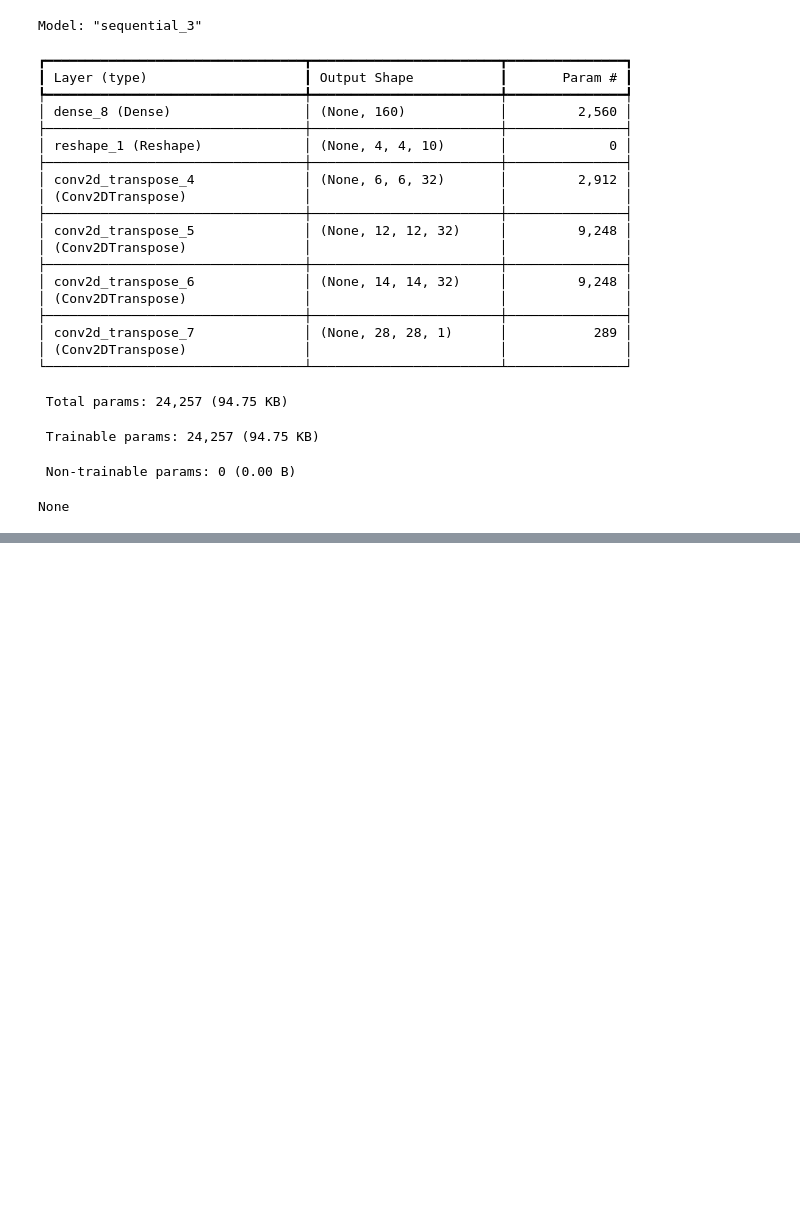
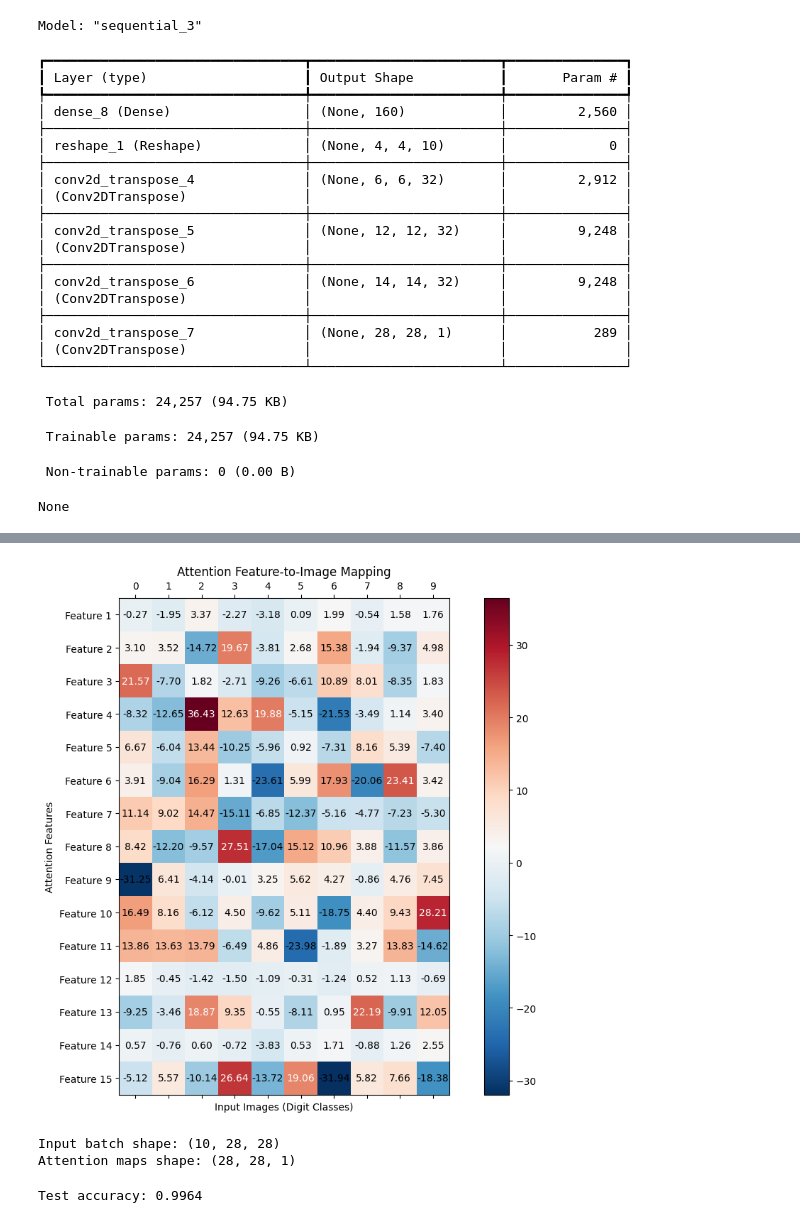
Before and after one commit to bhanuprakashnvb/Prototype-DLS, a Jupyter notebook: Tensorflow2.x/proj_attention-2.ipynb, the cells around one changed output, grey strips where cells are left out. Cells and saved outputs as stored; diff of their text form; code cells hidden in the pictures; blank space fills up the shorter version.

```diff
--- a/Tensorflow2.x/proj_attention-2.ipynb
+++ b/Tensorflow2.x/proj_attention-2.ipynb
@@ -532,10 +660,70 @@ visualize_image_class_weights(model, train_dataset)
+# %%
+def visualize_image_attention_features_flipped(model, dataset):
+    # Get one sample image from each class
+    images_by_class = [[] for _ in range(10)]
+    for x_batch, y_batch in dataset:
+        y_labels = tf.argmax(y_batch, axis=1)
+        for img, label in zip(x_batch, y_labels):
+            images_by_class[label.numpy()].append(img)
+        if all(len(c) > 0 for c in images_by_class):
+            break
+
+    # Select first image from each class
+    sample_images = [class_images[0] for class_images in images_by_class]
+    sample_images = tf.stack(sample_images)
+
+    # Get features through the model
+    _, _, _, attention_features, _, _ = model(sample_images)
+
+    # Convert attention features to numpy and transpose for flipped axes
+    attention_features = attention_features.numpy().T  # Transpose matrix
+
+    # Create figure
+    fig, ax = plt.subplots(figsize=(10, 8))
+    cax = ax.matshow(attention_features, cmap='RdBu_r')
+    fig.colorbar(cax)
+
+    # Annotate cells with feature values
+    for i in range(attention_features.shape[0]):
+        for j in range(attention_features.shape[1]):
+            text_color = 'white' if attention_features[i, j] > 0.5 * attention_features.max() else 'black'
+            ax.text(j, i, f'{attention_features[i, j]:.2f}', ha='center', va='center', color=text_color)
+
+    # Configure axes
+    ax.set_xticks(range(10))
+    ax.set_xticklabels(range(10))
+    ax.set_yticks(range(attention_features.shape[0]))
+    ax.set_yticklabels([f"Feature {i+1}" for i in range(attention_features.shape[0])])
+    ax.set_xlabel('Input Images (Digit Classes)')
+    ax.set_ylabel('Attention Features')
+    plt.title('Attention Feature-to-Image Mapping')
+    plt.tight_layout()
+    plt.show()
+
+# Assuming `model` is an instance of AttentionAutoencoder and `dataset` is a batched tf.data.Dataset
+visualize_image_attention_features_flipped(model, train_dataset)
+# %% [output]
+[figure, added]
+# %%
+batch_size = 10
+inputs = x_test[:batch_size]  # First 10 test images
+
+logits, decoded_images, features, attended_features, attention_maps, attention_weights = model(inputs)
+
+print("Input batch shape:", inputs.shape)  # Expected: (10, 28, 28, 1)
+print("Attention maps shape:", attention_maps.shape)  # Expected: (10, 28, 28, 1)
+# %% [output]
+Input batch shape: (10, 28, 28)
+Attention maps shape: (28, 28, 1)
 # %%
 val_accuracy = tf.keras.metrics.CategoricalAccuracy()
 for x_tst, y_tst in test_dataset:
-    logits, decoded_images, features, attended_features, attention_weights = model(x_tst)
+    logits, decoded_images, features, attended_features, attention_maps, attention_weights = model(x_tst)
     val_accuracy.update_state(y_tst, logits)
 
 print(f"Test accuracy: {val_accuracy.result():.4f}\n")
+# %% [output]
+Test accuracy: 0.9964
 # %%
 batch_size = 10
 inputs = x_test[:batch_size]
```
Also changed, not shown: parts of 31 cells of this notebook, 1 other file.
